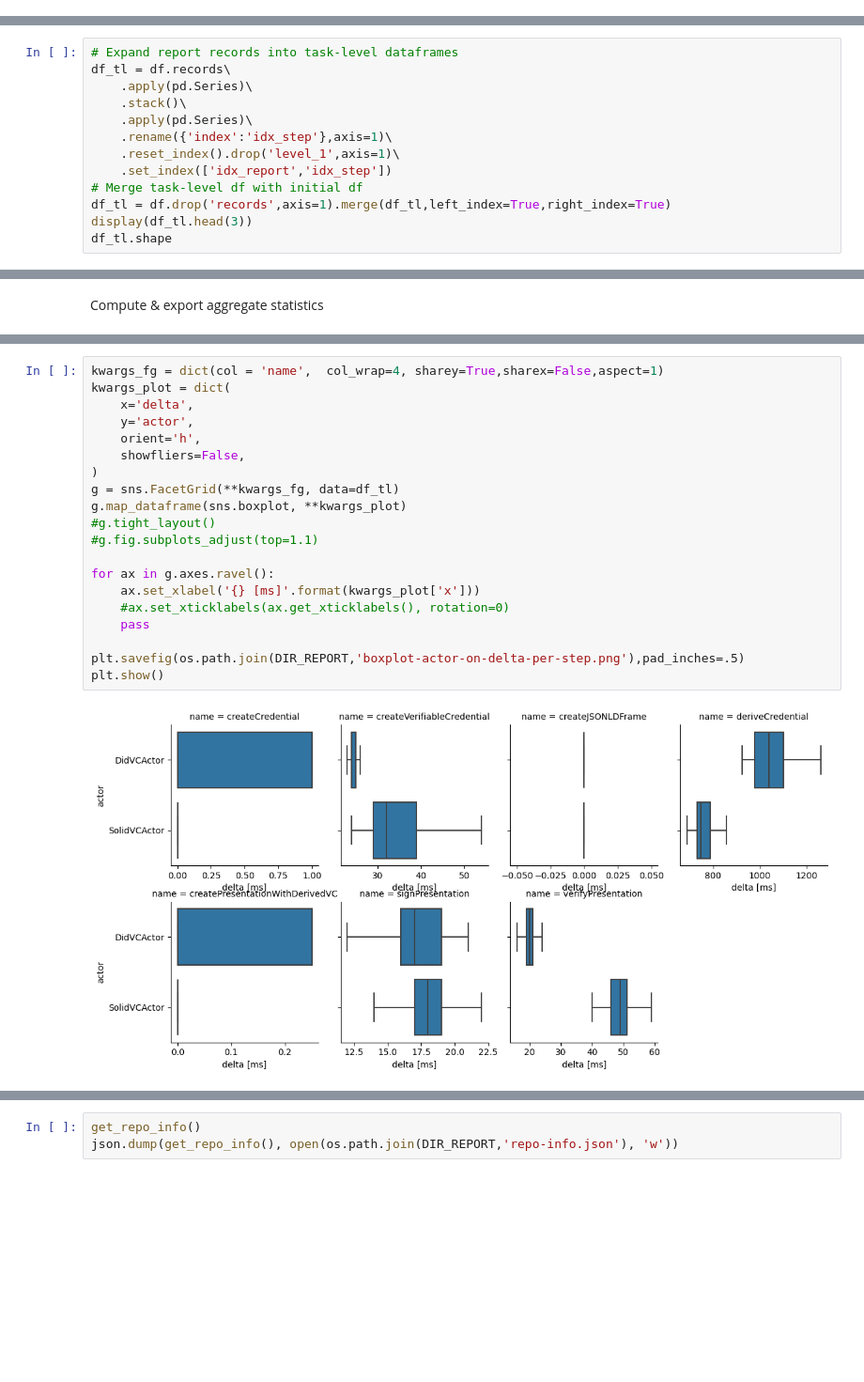
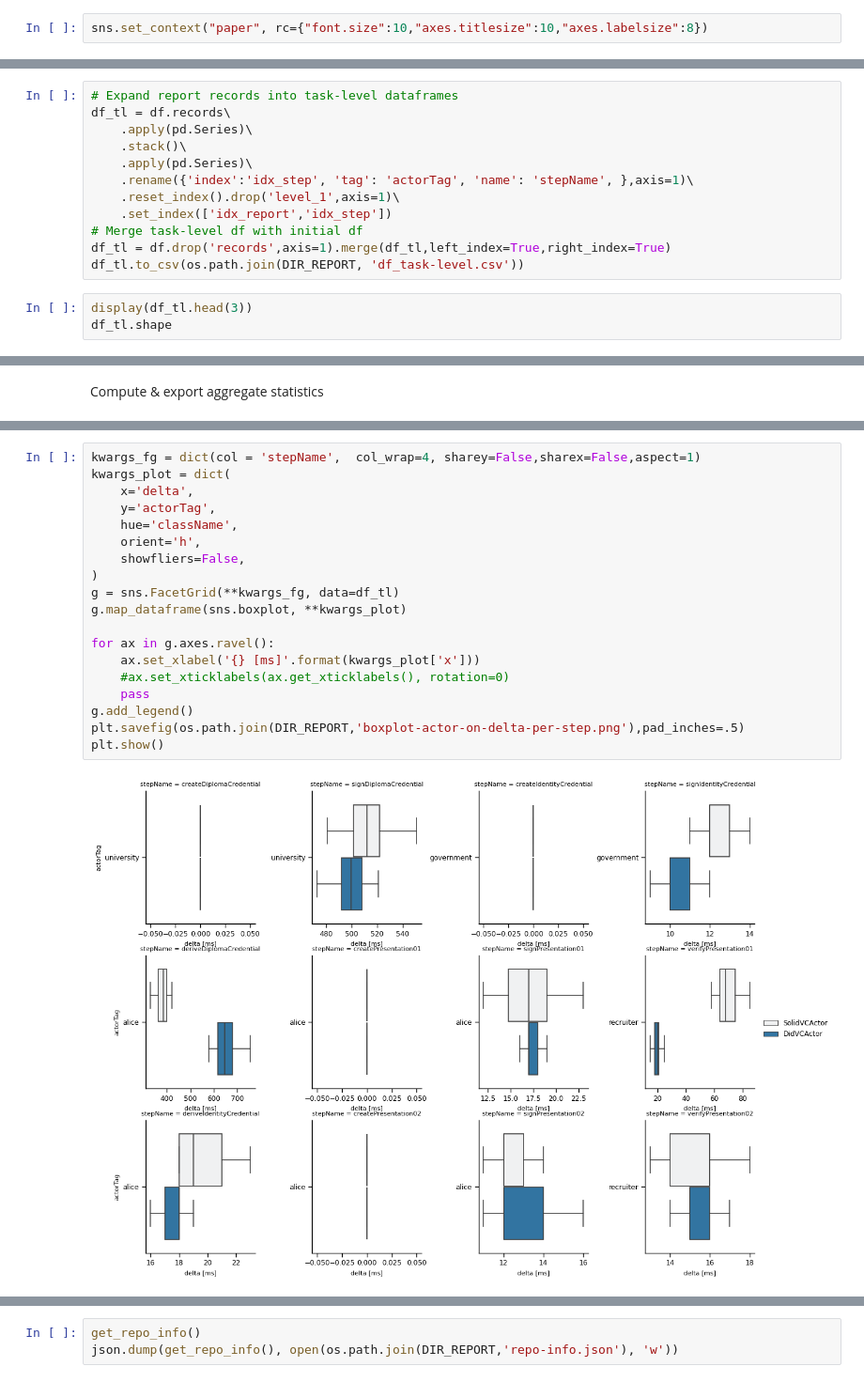
Before and after one commit to SolidLabResearch/pseudonymity-demo, a Jupyter notebook: profiling-report.ipynb, the cells around one changed output, grey strips where cells are left out. Shown at 94% size. Cells and saved outputs as stored; diff of their text form; blank space fills up the shorter version.

Commit message:
updated to multi-actor profiling

```diff
--- a/profiling-report.ipynb
+++ b/profiling-report.ipynb
@@ -28,0 +41,2 @@ DIR_REPORT
+# %%
+sns.set_context("paper", rc={"font.size":10,"axes.titlesize":10,"axes.labelsize":8})
@@ -86,16 +90,18 @@ df_agg_al.to_csv(os.path.join(DIR_REPORT, 'df_agg_actor-level.csv'))
 # %% [markdown]
 ### Task-level statistics
+# %%
+# Expand report records into task-level dataframes
+df_tl = df.records\
+    .apply(pd.Series)\
+    .stack()\
+    .apply(pd.Series)\
+    .rename({'index':'idx_step', 'tag': 'actorTag', 'name': 'stepName', },axis=1)\
+    .reset_index().drop('level_1',axis=1)\
+    .set_index(['idx_report','idx_step'])
+# Merge task-level df with initial df
+df_tl = df.drop('records',axis=1).merge(df_tl,left_index=True,right_index=True)
+df_tl.to_csv(os.path.join(DIR_REPORT, 'df_task-level.csv'))
 # %%
-# Expand report records into task-level dataframes
-df_tl = df.records\
-    .apply(pd.Series)\
-    .stack()\
-    .apply(pd.Series)\
-    .rename({'index':'idx_step'},axis=1)\
-    .reset_index().drop('level_1',axis=1)\
-    .set_index(['idx_report','idx_step'])
-# Merge task-level df with initial df
-df_tl = df.drop('records',axis=1).merge(df_tl,left_index=True,right_index=True)
 display(df_tl.head(3))
 df_tl.shape
 # %% [output]
@@ -114,22 +131,21 @@ df_tl_agg.to_csv(os.path.join(DIR_REPORT, 'df_agg_task-level.csv'))
 # %%
-kwargs_fg = dict(col = 'name',  col_wrap=4, sharey=True,sharex=False,aspect=1)
+kwargs_fg = dict(col = 'stepName',  col_wrap=4, sharey=False,sharex=False,aspect=1)
 kwargs_plot = dict(
     x='delta',
-    y='actor',
+    y='actorTag',
+    hue='className',
     orient='h',
     showfliers=False,
 )
 g = sns.FacetGrid(**kwargs_fg, data=df_tl)
 g.map_dataframe(sns.boxplot, **kwargs_plot)
-#g.tight_layout()
-#g.fig.subplots_adjust(top=1.1)
 
 for ax in g.axes.ravel():
     ax.set_xlabel('{} [ms]'.format(kwargs_plot['x']))
     #ax.set_xticklabels(ax.get_xticklabels(), rotation=0)
     pass
-
+g.add_legend()
 plt.savefig(os.path.join(DIR_REPORT,'boxplot-actor-on-delta-per-step.png'),pad_inches=.5)
 plt.show()
 # %% [output]
-[figure, old version]
+[figure, new version]
```
Also changed, not shown: parts of 27 cells of this notebook.
